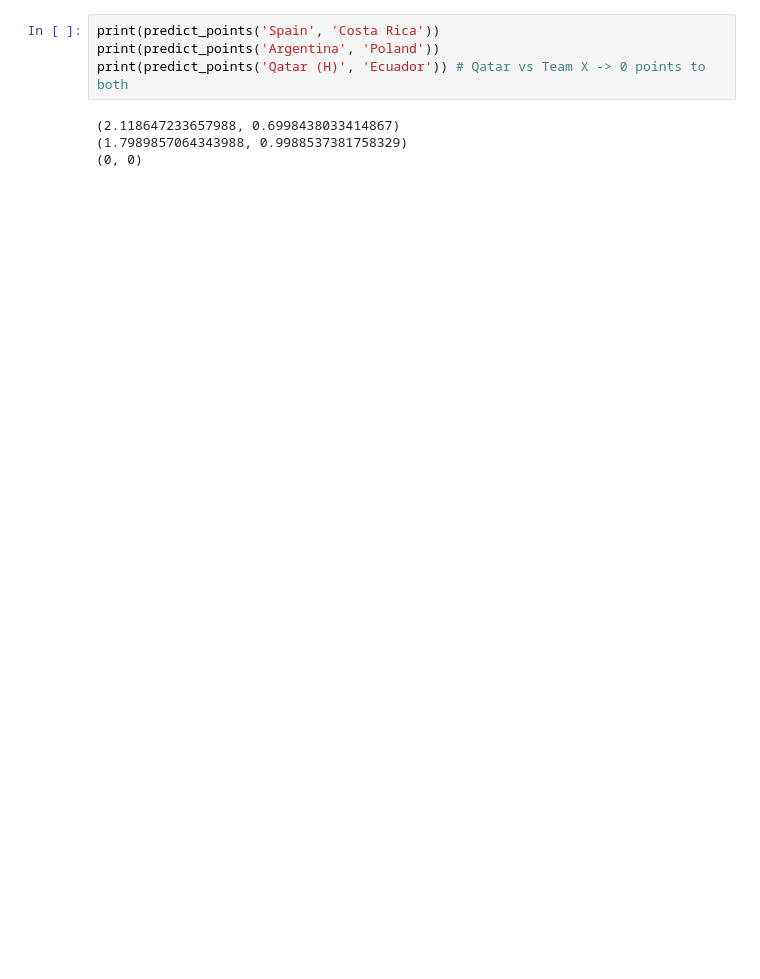
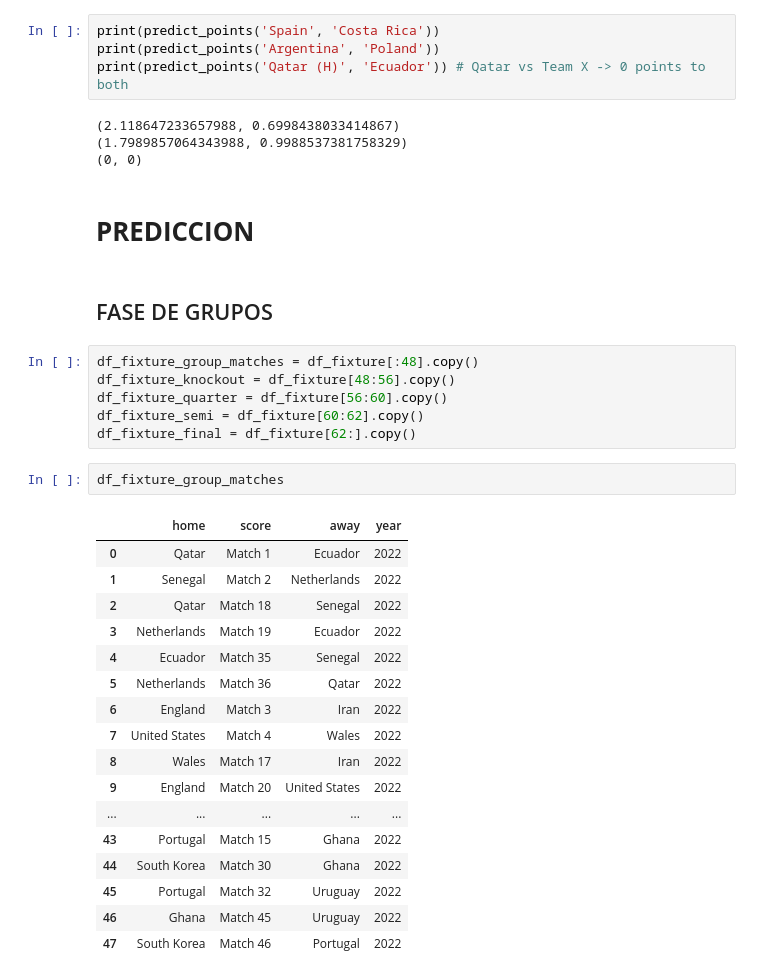
Before and after one commit to alberespi/FIFA22_WorldCup_Prediction, a Jupyter notebook: worldcup_prediction.ipynb, the cells around one changed output. Drawn from its saved outputs; the diff is of its cells as text; blank space fills up the shorter version.

```diff
--- a/worldcup_prediction.ipynb
+++ b/worldcup_prediction.ipynb
@@ -80,3 +84,33 @@ print(predict_points('Qatar (H)', 'Ecuador')) # Qatar vs Team X -> 0 points to b
 (2.118647233657988, 0.6998438033414867)
 (1.7989857064343988, 0.9988537381758329)
 (0, 0)
+# %% [markdown]
+# **PREDICCION**
+# %% [markdown]
+## FASE DE GRUPOS
+# %%
+df_fixture_group_matches = df_fixture[:48].copy()
+df_fixture_knockout = df_fixture[48:56].copy()
+df_fixture_quarter = df_fixture[56:60].copy()
+df_fixture_semi = df_fixture[60:62].copy()
+df_fixture_final = df_fixture[62:].copy()
+# %%
+df_fixture_group_matches
+# %% [output]
+|  | home | score | away | year |
+| 0 | Qatar | Match 1 | Ecuador | 2022 |
+| 1 | Senegal | Match 2 | Netherlands | 2022 |
+| 2 | Qatar | Match 18 | Senegal | 2022 |
+| 3 | Netherlands | Match 19 | Ecuador | 2022 |
+| 4 | Ecuador | Match 35 | Senegal | 2022 |
+| 5 | Netherlands | Match 36 | Qatar | 2022 |
+| 6 | England | Match 3 | Iran | 2022 |
+| 7 | United States | Match 4 | Wales | 2022 |
+| 8 | Wales | Match 17 | Iran | 2022 |
+| 9 | England | Match 20 | United States | 2022 |
+| ... | ... | ... | ... | ... |
+| 43 | Portugal | Match 15 | Ghana | 2022 |
+| 44 | South Korea | Match 30 | Ghana | 2022 |
+| 45 | Portugal | Match 32 | Uruguay | 2022 |
+| 46 | Ghana | Match 45 | Uruguay | 2022 |
+| 47 | South Korea | Match 46 | Portugal | 2022 |
```
Also changed, not shown: parts of 28 cells of this notebook.
